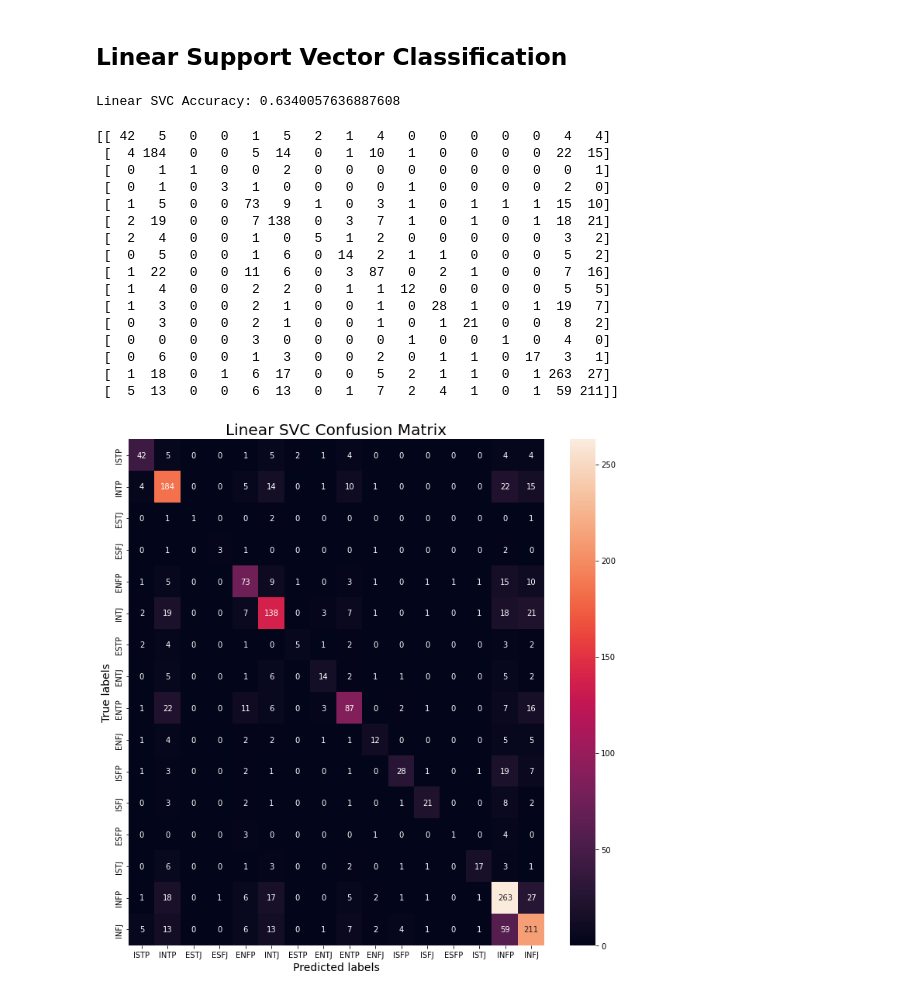
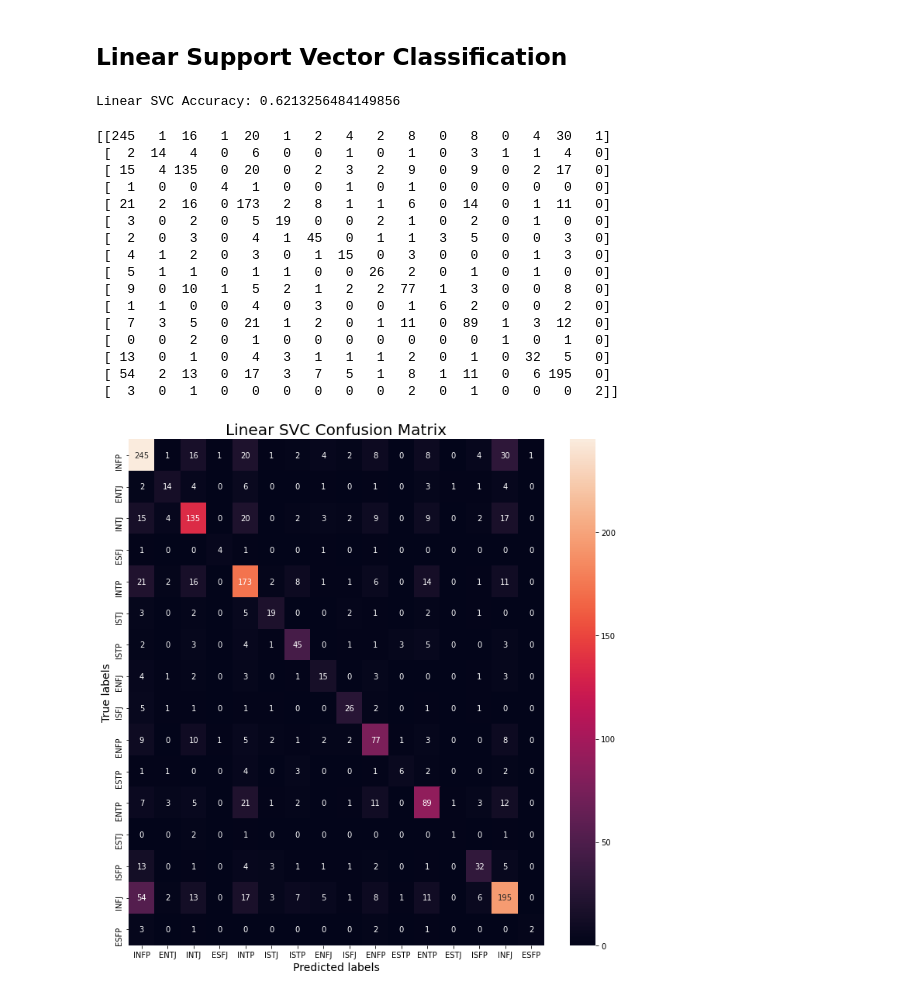
Before and after one commit to jmcmai/cs229-Final-Project, a Jupyter notebook: fit_model.ipynb, the cells around one changed output. Cells and saved outputs as stored; diff of their text form; code cells hidden in the pictures.

```diff
--- a/fit_model.ipynb
+++ b/fit_model.ipynb
@@ -21,7 +26,8 @@ test_data = 'data/tfidf_test_data.csv'
 df_train = pd.read_csv(train_data)
 df_test = pd.read_csv(test_data)
 # %%
-y_train, x_train = df_train.iloc[:, 0], df_train.iloc[:, 1:]
+y_imb, x_imb = df_train.iloc[:, 0], df_train.iloc[:, 1:]
+x_train, y_train = SMOTE(random_state=13).fit_resample(x_imb, y_imb)
 y_test, x_test = df_test.iloc[:, 0], df_test.iloc[:, 1:]
 mbti_types = list(set(y_train))
 
@@ -152,4 +158,4 @@ svc_y = svc_model.predict(x_test)
 svc_acc = accuracy_score(y_test, svc_y)
 print("Linear SVC Accuracy:", svc_acc)
 # %% [output]
-Linear SVC Accuracy: 0.6340057636887608
+Linear SVC Accuracy: 0.6213256484149856
@@ -156,38 +167,38 @@ Linear SVC Accuracy: 0.6340057636887608
 # %%
 # confusion matrix
-svc_conf = confusion_matrix(y_test, svc_y, mbti_types)
+svc_conf = confusion_matrix(y_test, svc_y, labels=mbti_types)
 print(svc_conf)
 
 plt.figure(figsize=(12,12))
 ax=plt.subplot()
 sns.heatmap(svc_conf, annot=True, fmt='g', ax=ax);  #annot=True to annotate cells, ftm='g' to disable scientific notation
 
 # labels, title and ticks
 ax.set_xlabel('Predicted labels', fontsize=14)
 ax.set_ylabel('True labels', fontsize=14)
 ax.set_title('Linear SVC Confusion Matrix', fontsize=20)
 ax.xaxis.set_ticklabels(mbti_types, fontsize=10)
 ax.yaxis.set_ticklabels(mbti_types, fontsize=10)
 
 plt.savefig('figures/svc_confmat.jpg')
 # %% [output]
-[[ 42   5   0   0   1   5   2   1   4   0   0   0   0   0   4   4]
- [  4 184   0   0   5  14   0   1  10   1   0   0   0   0  22  15]
- [  0   1   1   0   0   2   0   0   0   0   0   0   0   0   0   1]
- [  0   1   0   3   1   0   0   0   0   1   0   0   0   0   2   0]
- [  1   5   0   0  73   9   1   0   3   1   0   1   1   1  15  10]
- [  2  19   0   0   7 138   0   3   7   1   0   1   0   1  18  21]
- [  2   4   0   0   1   0   5   1   2   0   0   0   0   0   3   2]
- [  0   5   0   0   1   6   0  14   2   1   1   0   0   0   5   2]
- [  1  22   0   0  11   6   0   3  87   0   2   1   0   0   7  16]
- [  1   4   0   0   2   2   0   1   1  12   0   0   0   0   5   5]
- [  1   3   0   0   2   1   0   0   1   0  28   1   0   1  19   7]
- [  0   3   0   0   2   1   0   0   1   0   1  21   0   0   8   2]
- [  0   0   0   0   3   0   0   0   0   1   0   0   1   0   4   0]
- [  0   6   0   0   1   3   0   0   2   0   1   1   0  17   3   1]
- [  1  18   0   1   6  17   0   0   5   2   1   1   0   1 263  27]
- [  5  13   0   0   6  13   0   1   7   2   4   1   0   1  59 211]]
+[[245   1  16   1  20   1   2   4   2   8   0   8   0   4  30   1]
+ [  2  14   4   0   6   0   0   1   0   1   0   3   1   1   4   0]
+ [ 15   4 135   0  20   0   2   3   2   9   0   9   0   2  17   0]
+ [  1   0   0   4   1   0   0   1   0   1   0   0   0   0   0   0]
+ [ 21   2  16   0 173   2   8   1   1   6   0  14   0   1  11   0]
+ [  3   0   2   0   5  19   0   0   2   1   0   2   0   1   0   0]
+ [  2   0   3   0   4   1  45   0   1   1   3   5   0   0   3   0]
+ [  4   1   2   0   3   0   1  15   0   3   0   0   0   1   3   0]
+ [  5   1   1   0   1   1   0   0  26   2   0   1   0   1   0   0]
+ [  9   0  10   1   5   2   1   2   2  77   1   3   0   0   8   0]
+ [  1   1   0   0   4   0   3   0   0   1   6   2   0   0   2   0]
+ [  7   3   5   0  21   1   2   0   1  11   0  89   1   3  12   0]
+ [  0   0   2   0   1   0   0   0   0   0   0   0   1   0   1   0]
+ [ 13   0   1   0   4   3   1   1   1   2   0   1   0  32   5   0]
+ [ 54   2  13   0  17   3   7   5   1   8   1  11   0   6 195   0]
+ [  3   0   1   0   0   0   0   0   0   2   0   1   0   0   0   2]]
-[figure, old version]
+[figure, new version]
 # %%
 # Precision recall
 metrics = classification_report(y_test, svc_y)
```
Also changed, not shown: parts of 9 cells of this notebook, 11 other files.
